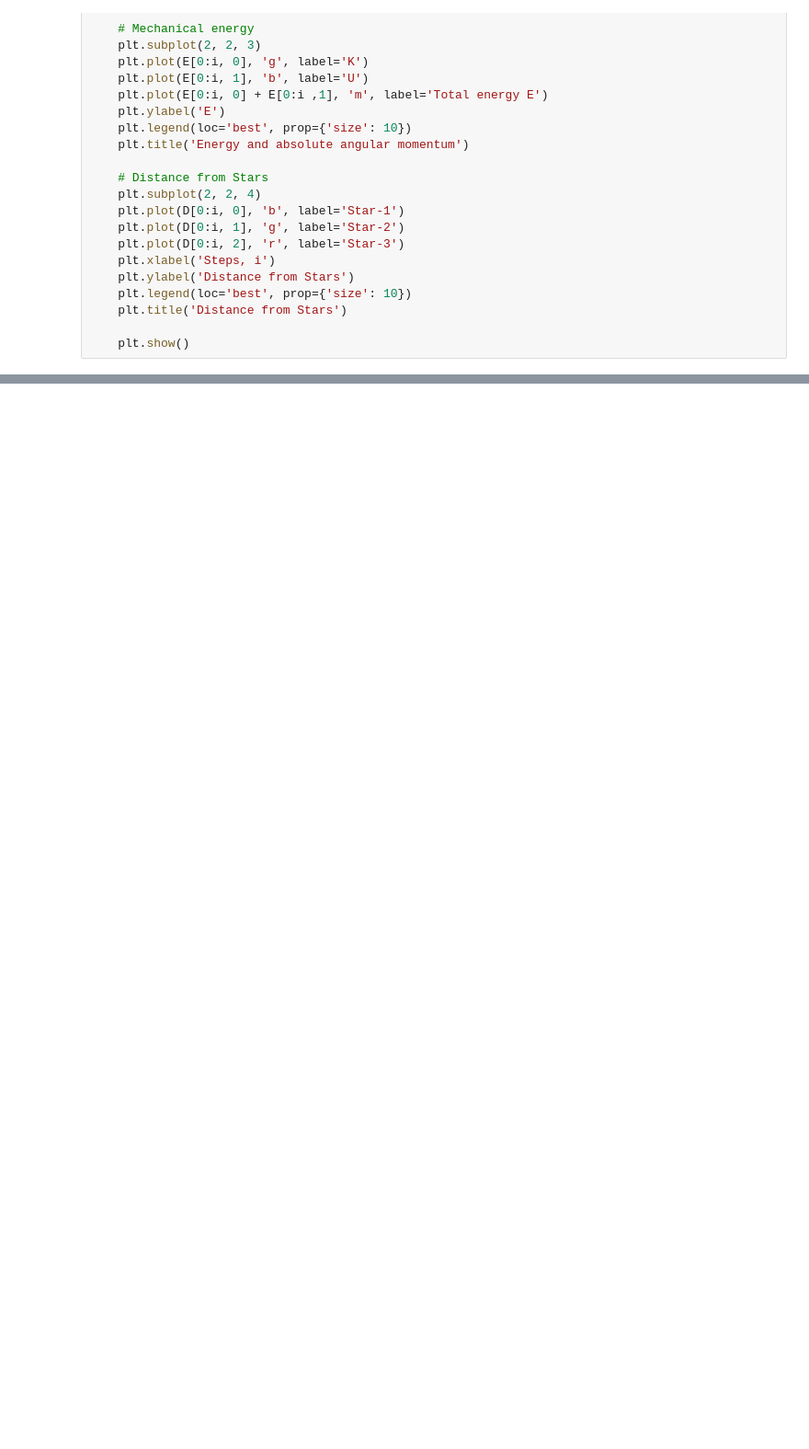
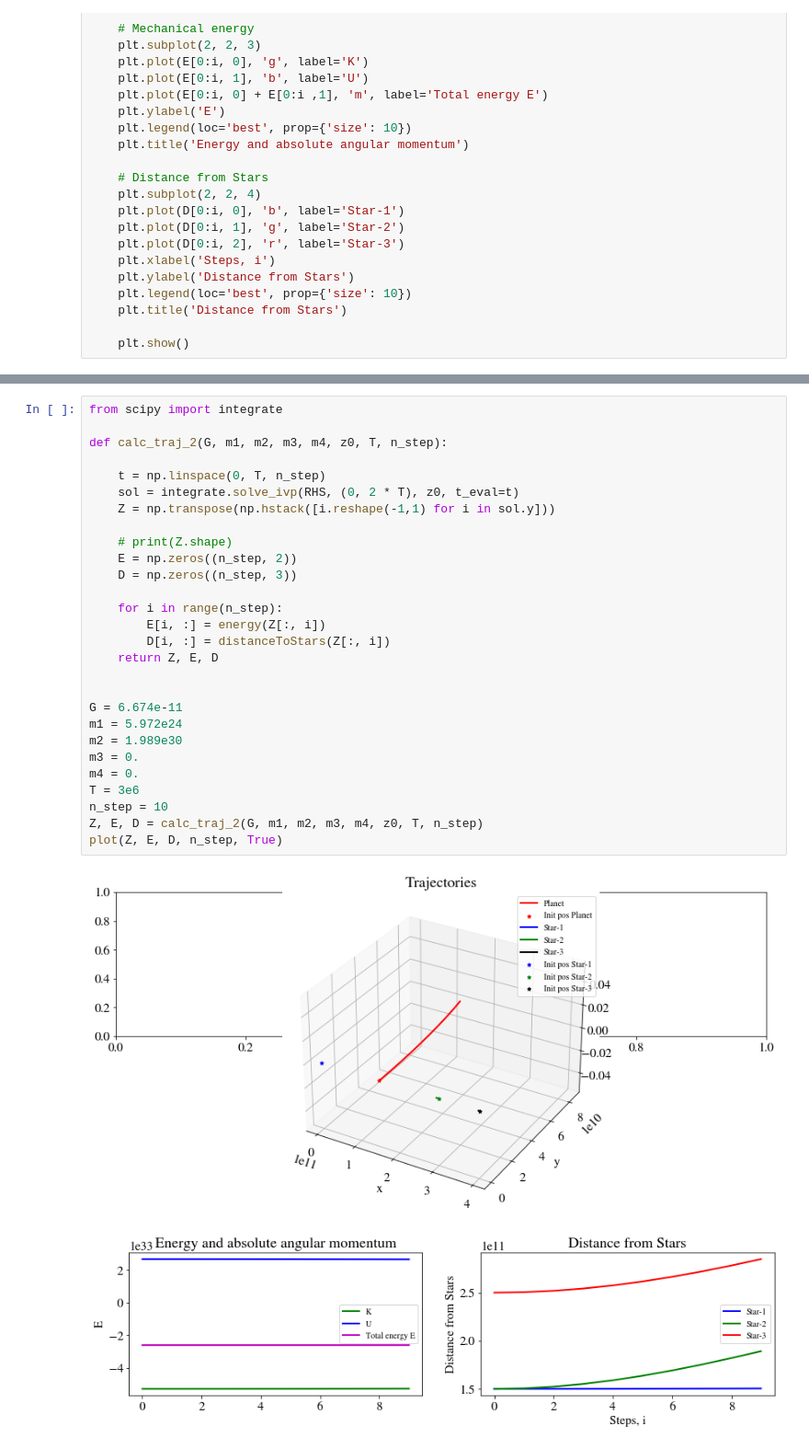
Before and after one commit to narnix-gnos/Trisolarian, a Jupyter notebook: testbed.ipynb, the cells around one changed output, grey strips where cells are left out. Shown at 92% size. Cells and saved outputs as stored; diff of their text form; blank space fills up the shorter version.

```diff
--- a/testbed.ipynb
+++ b/testbed.ipynb
@@ -272,0 +285,31 @@ init_conditions["fig8-planet-z"] = z0
+# %%
+from scipy import integrate
+
+def calc_traj_2(G, m1, m2, m3, m4, z0, T, n_step):
+
+    t = np.linspace(0, T, n_step)
+    sol = integrate.solve_ivp(RHS, (0, 2 * T), z0, t_eval=t)
+    Z = np.transpose(np.hstack([i.reshape(-1,1) for i in sol.y]))
+
+    # print(Z.shape)
+    E = np.zeros((n_step, 2))
+    D = np.zeros((n_step, 3))
+
+    for i in range(n_step):
+        E[i, :] = energy(Z[:, i])
+        D[i, :] = distanceToStars(Z[:, i])
+    return Z, E, D
+
+
+G = 6.674e-11
+m1 = 5.972e24
+m2 = 1.989e30
+m3 = 0.
+m4 = 0.
+T = 3e6
+n_step = 10
+Z, E, D = calc_traj_2(G, m1, m2, m3, m4, z0, T, n_step)
+plot(Z, E, D, n_step, True)
+# %% [output]
+[figure, added]
+[figure, added]
```
Also changed, not shown: parts of 5 cells of this notebook, 3 other files.
